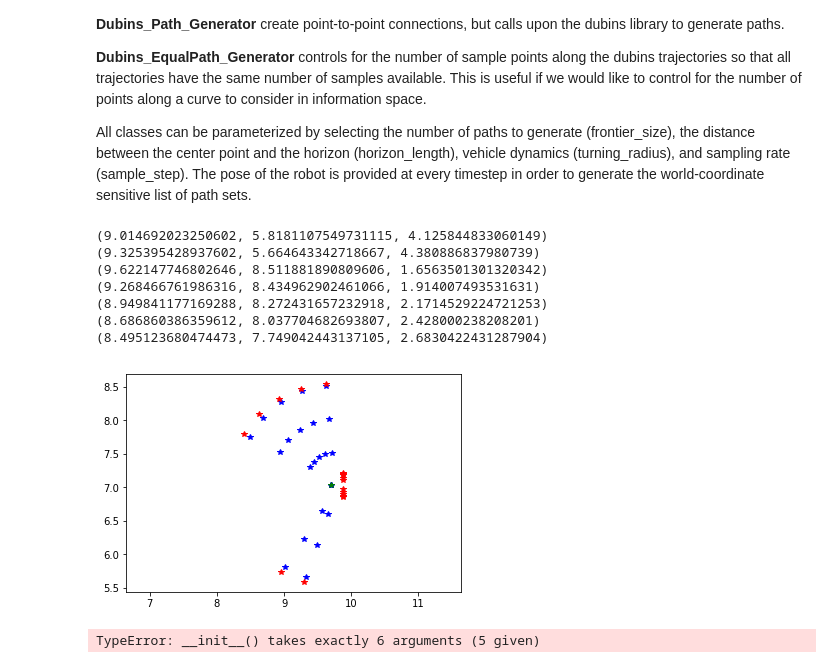
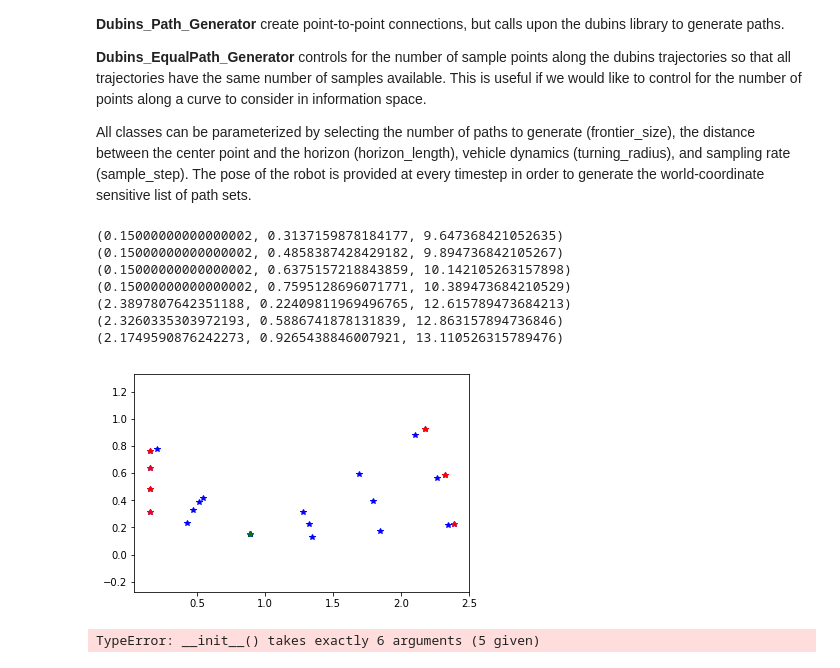
Before and after one commit to expeditionary-robotics/informative-path-planning, a Jupyter notebook: dubins_curves.ipynb, the cells around one changed output. Drawn from its saved outputs; the diff is of its cells as text; code cells hidden in the pictures.

```diff
--- a/dubins_curves.ipynb
+++ b/dubins_curves.ipynb
@@ -128,24 +128,29 @@ class Path_Generator:
         goals = []
         for a in angle:
             x = self.hl*np.cos(self.cp[2]+a)+self.cp[0]
-            if x >= self.extent[1]-2*self.tr:
-                x = self.extent[1]-2*self.tr
+            if x >= self.extent[1]-3*self.tr:
+                x = self.extent[1]-3*self.tr
                 y = (x-self.cp[0])*np.sin(self.cp[2]+a)+self.cp[1]
-            elif x <= self.extent[0]+2*self.tr:
-                x = self.extent[0]+2*self.tr
+            elif x <= self.extent[0]+3*self.tr:
+                x = self.extent[0]+3*self.tr
                 y = (x-self.cp[0])*np.sin(self.cp[2]+a)+self.cp[1]
             else:
                 y = self.hl*np.sin(self.cp[2]+a)+self.cp[1]
-                if y >= self.extent[3]-2*self.tr:
-                    y = self.extent[3]-2*self.tr
-                    x = (y-self.cp[1])*np.cos(self.cp[2]+a)+self.cp[0]
-                elif y <= self.extent[2]+2*self.tr:
-                    y = self.extent[2]+2*self.tr
-                    x = (y-self.cp[1])*np.cos(self.cp[2]+a)+self.cp[0]
+                if y >= self.extent[3]-3*self.tr:
+                    y = self.extent[3]-3*self.tr
+                    x = (y-self.cp[1])*-np.cos(self.cp[2]+a)+self.cp[0]
+                elif y <= self.extent[2]+3*self.tr:
+                    y = self.extent[2]+3*self.tr
+                    x = (y-self.cp[1])*-np.cos(self.cp[2]+a)+self.cp[0]
             p = self.cp[2]+a
-            if np.fabs(self.cp[0]-x) <= self.tr or np.fabs(self.cp[1]-y) <= self.tr:
+            if np.linalg.norm([self.cp[0]-x, self.cp[1]-y]) <= 3*self.tr:
+                pass
+            elif x > self.extent[1]-3*self.tr or x < self.extent[0]+3*self.tr:
+                pass
+            elif y > self.extent[3]-3*self.tr or y < self.extent[2]+3*self.tr:
                 pass
             else:
+#                 print (x,y,p)
                 goals.append((x,y,p))
 
         self.goals = goals
@@ -203,9 +208,11 @@ class Dubins_Path_Generator(Path_Generator):
         for i,goal in enumerate(self.goals):
             path = dubins.shortest_path(self.cp, goal, self.tr)
             configurations, _ = path.sample_many(self.ss)
+            configurations.append(goal)
             temp = []
             for config in configurations:
                 if config[0] > self.extent[0] and config[0] < self.extent[1] and config[1] > self.extent[2] and config[1] < self.extent[3]:
+#                     print config
                     temp.append(config)
                 else:
                     print 'here'
@@ -218,43 +225,45 @@ class Dubins_Path_Generator(Path_Generator):
                 print temp[-1]
                 coords[i] = temp
         return coords
 
     def make_sample_paths(self):
         '''Connect the current_pose to the goal places'''
         coords = self.buffered_paths()
 
         if len(coords) == 0:
             print 'no viable path'
 
         self.samples = coords
         return coords
 
 
-DPG = Dubins_Path_Generator(frontier_size=20, horizon_length=1.5, turning_radius=0.06, sample_step=0.5, extent=[0,10,0,10])
-s = DPG.get_path_set((9.698987054572976, 7.037606127809733, 0.2628508845046764))
+DPG = Dubins_Path_Generator(frontier_size=20, horizon_length=1.5, turning_radius=0.05, sample_step=0.5, extent=[0,10,0,10])
+# s = DPG.get_path_set((9.8,9.8,np.pi/2))
+s = DPG.get_path_set((0.8916120592296812, 0.15000000000000002, 10.760526315789477))
+
 
 m = DPG.get_frontier_points()
 m = np.array(m)
 l = DPG.get_sample_points()
 
 fig,ax = plt.subplots(1,1)
 ax.axis('equal')
 for key,val in l.items():
     f = np.array(val)
     plt.plot(f[:,0], f[:,1], 'b*')
 
 plt.plot(m[:,0], m[:,1], 'r*')
 plt.plot(DPG.cp[0], DPG.cp[1], 'g*')
 plt.show()
 # %% [output]
-(9.014692023250602, 5.8181107549731115, 4.125844833060149)
-(9.325395428937602, 5.664643342718667, 4.380886837980739)
-(9.622147746802646, 8.511881890809606, 1.6563501301320342)
-(9.268466761986316, 8.434962902461066, 1.914007493531631)
-(8.949841177169288, 8.272431657232918, 2.1714529224721253)
-(8.686860386359612, 8.037704682693807, 2.428000238208201)
-(8.495123680474473, 7.749042443137105, 2.6830422431287904)
+(0.15000000000000002, 0.3137159878184177, 9.647368421052635)
+(0.15000000000000002, 0.4858387428429182, 9.894736842105267)
+(0.15000000000000002, 0.6375157218843859, 10.142105263157898)
+(0.15000000000000002, 0.7595128696071771, 10.389473684210529)
+(2.3897807642351188, 0.22409811969496765, 12.615789473684213)
+(2.3260335303972193, 0.5886741878131839, 12.863157894736846)
+(2.1749590876242273, 0.9265438846007921, 13.110526315789476)
-[figure, old version]
+[figure, new version]
 # %%
 class Dubins_EqualPath_Generator(Path_Generator):
     '''
```
Also changed, not shown: 1 other file.
